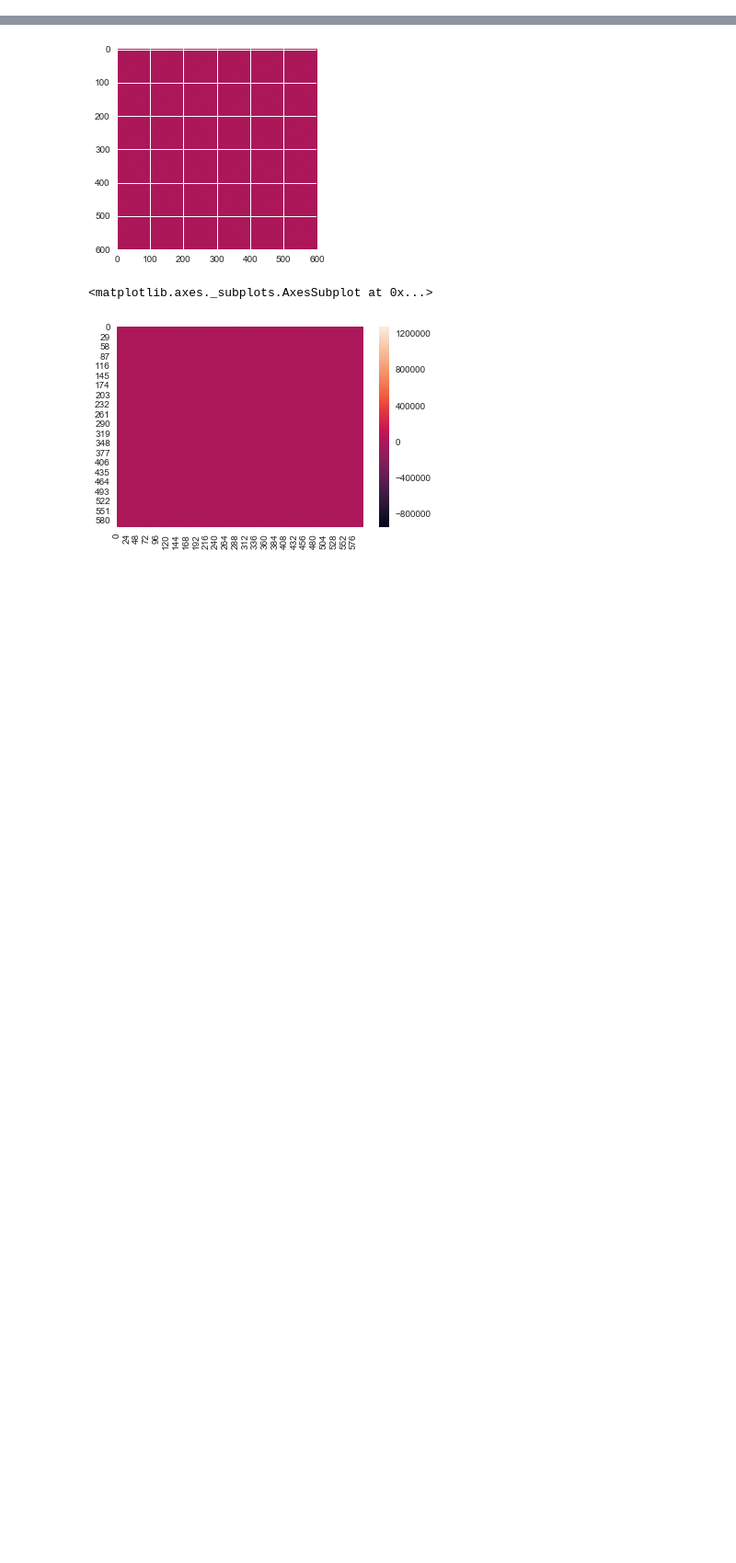
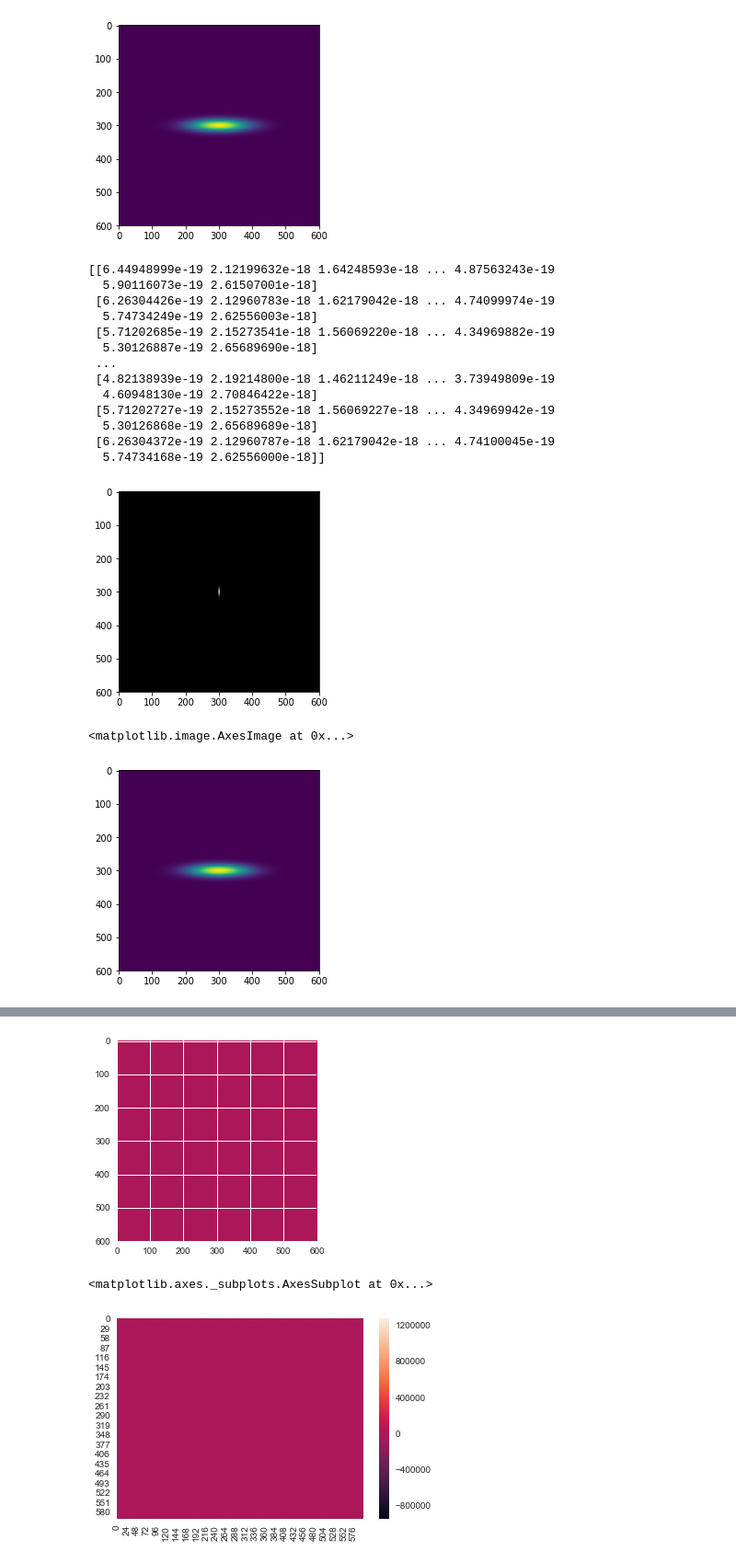
Before and after one commit to MariiaDrozdova/shape-retrieval, a Jupyter notebook: gabor_filter.ipynb, the cells around one changed output, grey strips where cells are left out. Shown at 92% size. Drawn from its saved outputs; the diff is of its cells as text; code cells hidden in the pictures; blank space fills up the shorter version.

```diff
--- a/gabor_filter.ipynb
+++ b/gabor_filter.ipynb
@@ -27,3 +28,64 @@ plt.show()
+# %%
+# gabor filter
+def get_gabor_value(u, v, sigma_x, sigma_y, w0, theta):
+    x = u* math.cos(theta)-v*math.sin(theta)
+    y = u* math.sin(theta)+v*math.cos(theta)
+    res = math.exp(-2*(math.pi**2)*(((x-w0)**2)*sigma_x**2 + (y**2)*sigma_y**2))
+    return res
+
+def get_gabor_filter(theta, side_length = 600, line_width = 0.02, lamb = 0.2, w = 0.13):
+    sigma_x = line_width * w
+    sigma_y = sigma_x / lamb
+    u = np.arange(-side_length/2, side_length/2)
+    v = np.arange(-side_length/2, side_length/2)
+    g = np.zeros([side_length,side_length])
+    for i in range (side_length):
+        for j in range (side_length):
+            x = u[j]
+            y = v[i]
+            g[i][j] = get_gabor_value(x,y,sigma_x,sigma_y,w,theta)
+    return g
+
+def get_gabor_bank(imgpath, k = 8):
+    thetas = np.linspace(0,math.pi, k+1)[:-1]
+    index = 0
+    for theta in thetas:
+        g = get_gabor_filter(theta)
+        index = index + 1
+        plt.savefig("%stheta=%02d.png" % (imgpath, index))
+
+
+g = get_gabor_filter(0)
+plt.imshow(g, interpolation="nearest")
+plt.show()
+ifft = np.fft.ifftshift(np.fft.ifft2(g))
+ma = np.amax(np.abs(ifft))
+mi = np.amin(np.abs(ifft))
+ifft = np.abs(ifft)
+ifft = (ifft-mi)/ma
+print(ifft)
+plt.imshow(ifft,cmap='gray',clim=(0,1),interpolation="nearest")
+plt.show()
+
+plt.imshow(np.abs(np.fft.fftshift(np.fft.fft2(ifft))))
+# %% [output]
+[figure, added]
+[[6.44948999e-19 2.12199632e-18 1.64248593e-18 ... 4.87563243e-19
+  5.90116073e-19 2.61507001e-18]
+ [6.26304426e-19 2.12960783e-18 1.62179042e-18 ... 4.74099974e-19
+  5.74734249e-19 2.62556003e-18]
+ [5.71202685e-19 2.15273541e-18 1.56069220e-18 ... 4.34969882e-19
+  5.30126887e-19 2.65689690e-18]
+ ...
+ [4.82138939e-19 2.19214800e-18 1.46211249e-18 ... 3.73949809e-19
+  4.60948130e-19 2.70846422e-18]
+ [5.71202727e-19 2.15273552e-18 1.56069227e-18 ... 4.34969942e-19
+  5.30126868e-19 2.65689689e-18]
+ [6.26304372e-19 2.12960787e-18 1.62179042e-18 ... 4.74100045e-19
+  5.74734168e-19 2.62556000e-18]]
+[figure, added]
+<matplotlib.image.AxesImage at 0x...>
+[figure, added]
 # %%
 # gabor response
 def get_gabor_response(theta, img):
```
Also changed, not shown: parts of 14 cells of this notebook.
